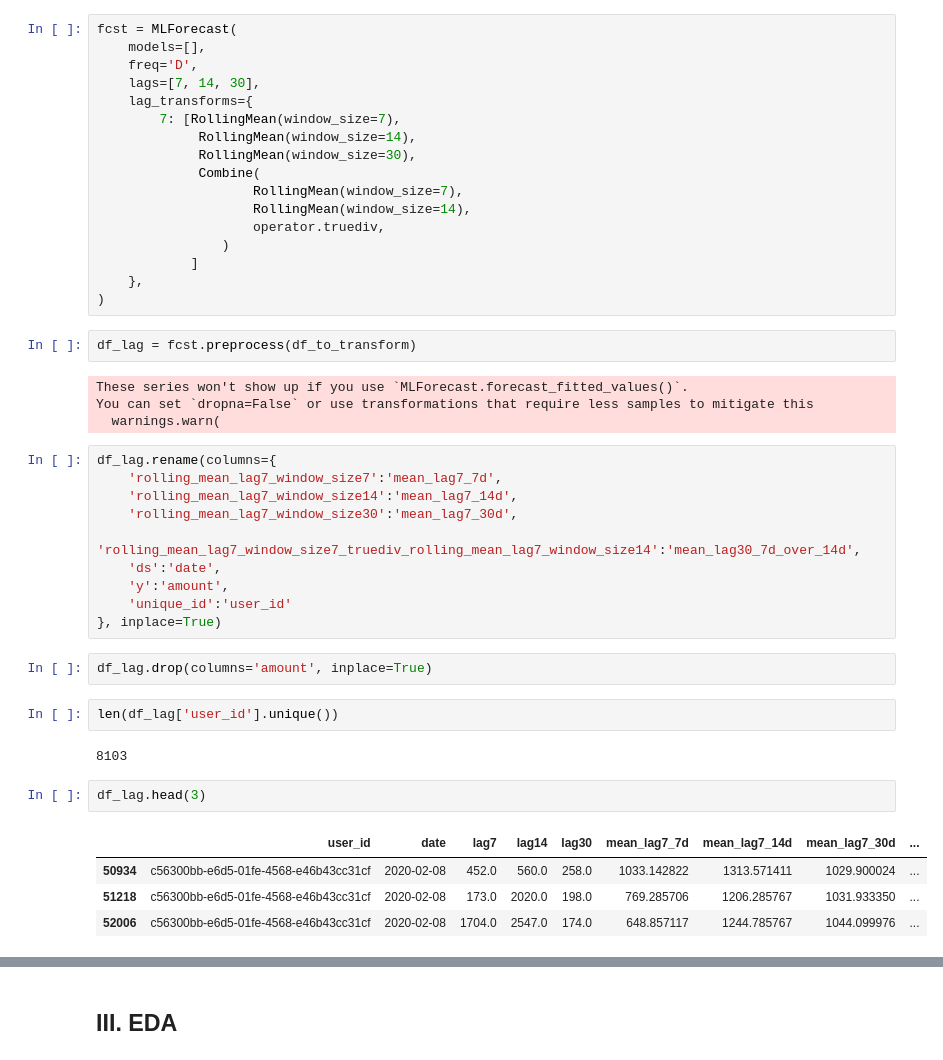
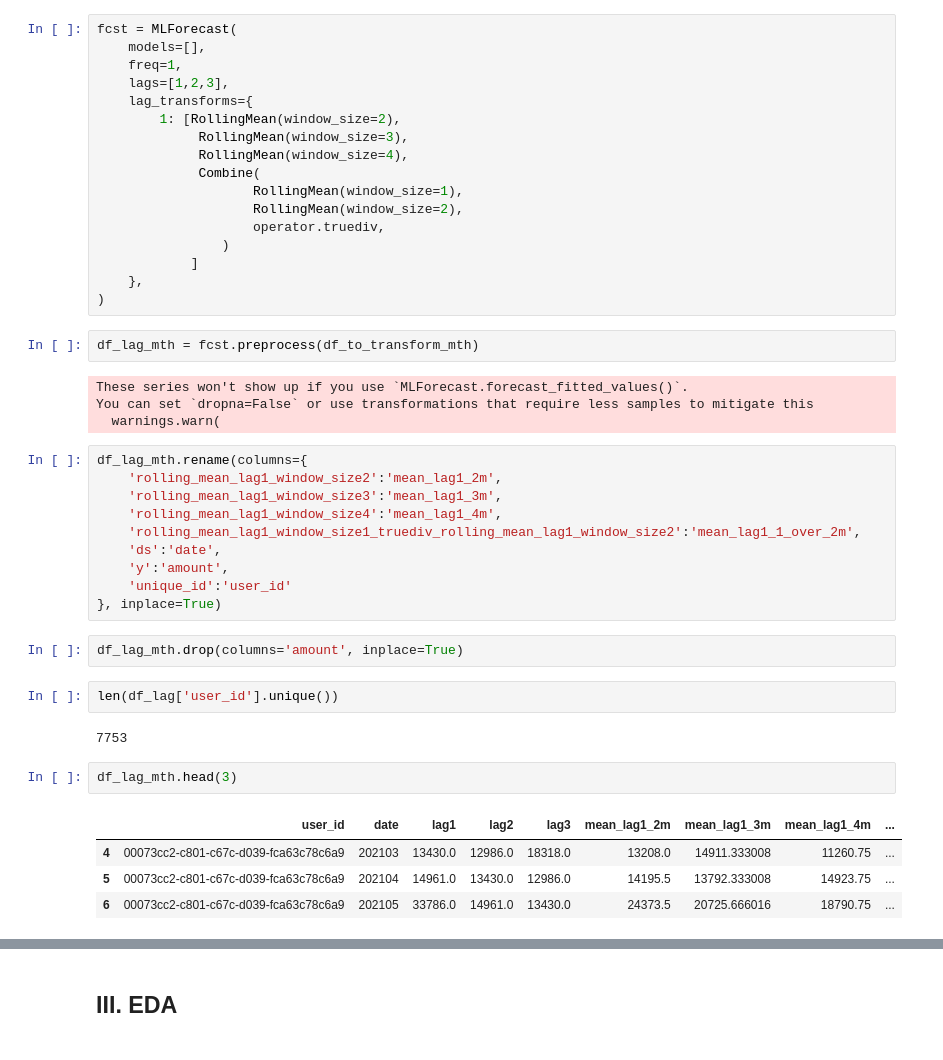
Before and after one commit to Nampq281/ts_demand_sale_forecast, a Jupyter notebook: model_run.ipynb, the cells around one changed output, grey strips where cells are left out. Drawn from its saved outputs; the diff is of its cells as text.

```diff
--- a/model_run.ipynb
+++ b/model_run.ipynb
@@ -372,46 +402,46 @@ len(df_to_transform['unique_id'].unique())
 # %%
 fcst = MLForecast(
     models=[],
-    freq='D',
-    lags=[7, 14, 30],
+    freq=1,
+    lags=[1,2,3],
     lag_transforms={
-        7: [RollingMean(window_size=7),
-             RollingMean(window_size=14),
-             RollingMean(window_size=30),
+        1: [RollingMean(window_size=2),
+             RollingMean(window_size=3),
+             RollingMean(window_size=4),
              Combine(
-                    RollingMean(window_size=7),
-                    RollingMean(window_size=14),
+                    RollingMean(window_size=1),
+                    RollingMean(window_size=2),
                     operator.truediv,
                 )
             ]
     },
 )
 # %%
-df_lag = fcst.preprocess(df_to_transform)
+df_lag_mth = fcst.preprocess(df_to_transform_mth)
 # %% [output]
 These series won't show up if you use `MLForecast.forecast_fitted_values()`.
 You can set `dropna=False` or use transformations that require less samples to mitigate this
   warnings.warn(
 # %%
-df_lag.rename(columns={
-    'rolling_mean_lag7_window_size7':'mean_lag7_7d',
-    'rolling_mean_lag7_window_size14':'mean_lag7_14d',
-    'rolling_mean_lag7_window_size30':'mean_lag7_30d',
-    'rolling_mean_lag7_window_size7_truediv_rolling_mean_lag7_window_size14':'mean_lag30_7d_over_14d',
+df_lag_mth.rename(columns={
+    'rolling_mean_lag1_window_size2':'mean_lag1_2m',
+    'rolling_mean_lag1_window_size3':'mean_lag1_3m',
+    'rolling_mean_lag1_window_size4':'mean_lag1_4m',
+    'rolling_mean_lag1_window_size1_truediv_rolling_mean_lag1_window_size2':'mean_lag1_1_over_2m',
     'ds':'date',
     'y':'amount',
     'unique_id':'user_id'
 }, inplace=True)
 # %%
-df_lag.drop(columns='amount', inplace=True)
+df_lag_mth.drop(columns='amount', inplace=True)
 # %%
 len(df_lag['user_id'].unique())
 # %% [output]
-8103
+7753
 # %%
-df_lag.head(3)
+df_lag_mth.head(3)
 # %% [output]
-|  | user_id | date | lag7 | lag14 | lag30 | mean_lag7_7d | mean_lag7_14d | mean_lag7_30d | ... |
-| 50934 | c56300bb-e6d5-01fe-4568-e46b43cc31cf | 2020-02-08 | 452.0 | 560.0 | 258.0 | 1033.142822 | 1313.571411 | 1029.900024 | ... |
-| 51218 | c56300bb-e6d5-01fe-4568-e46b43cc31cf | 2020-02-08 | 173.0 | 2020.0 | 198.0 | 769.285706 | 1206.285767 | 1031.933350 | ... |
-| 52006 | c56300bb-e6d5-01fe-4568-e46b43cc31cf | 2020-02-08 | 1704.0 | 2547.0 | 174.0 | 648.857117 | 1244.785767 | 1044.099976 | ... |
+|  | user_id | date | lag1 | lag2 | lag3 | mean_lag1_2m | mean_lag1_3m | mean_lag1_4m | ... |
+| 4 | 00073cc2-c801-c67c-d039-fca63c78c6a9 | 202103 | 13430.0 | 12986.0 | 18318.0 | 13208.0 | 14911.333008 | 11260.75 | ... |
+| 5 | 00073cc2-c801-c67c-d039-fca63c78c6a9 | 202104 | 14961.0 | 13430.0 | 12986.0 | 14195.5 | 13792.333008 | 14923.75 | ... |
+| 6 | 00073cc2-c801-c67c-d039-fca63c78c6a9 | 202105 | 33786.0 | 14961.0 | 13430.0 | 24373.5 | 20725.666016 | 18790.75 | ... |
```
Also changed, not shown: parts of 45 cells of this notebook.
